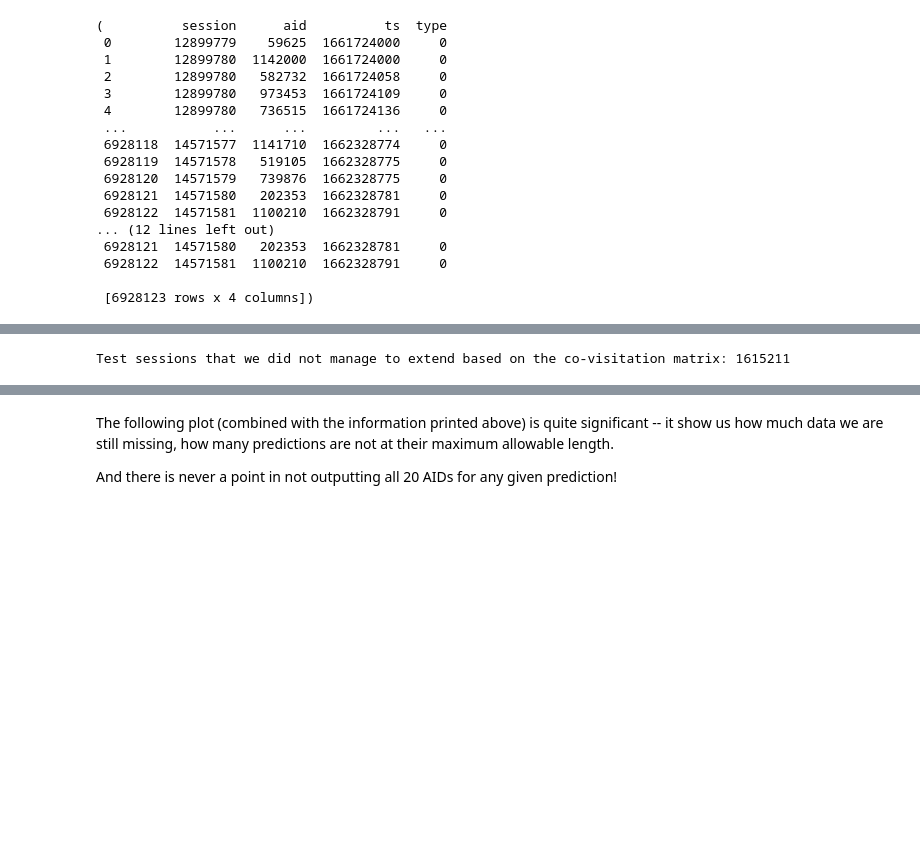
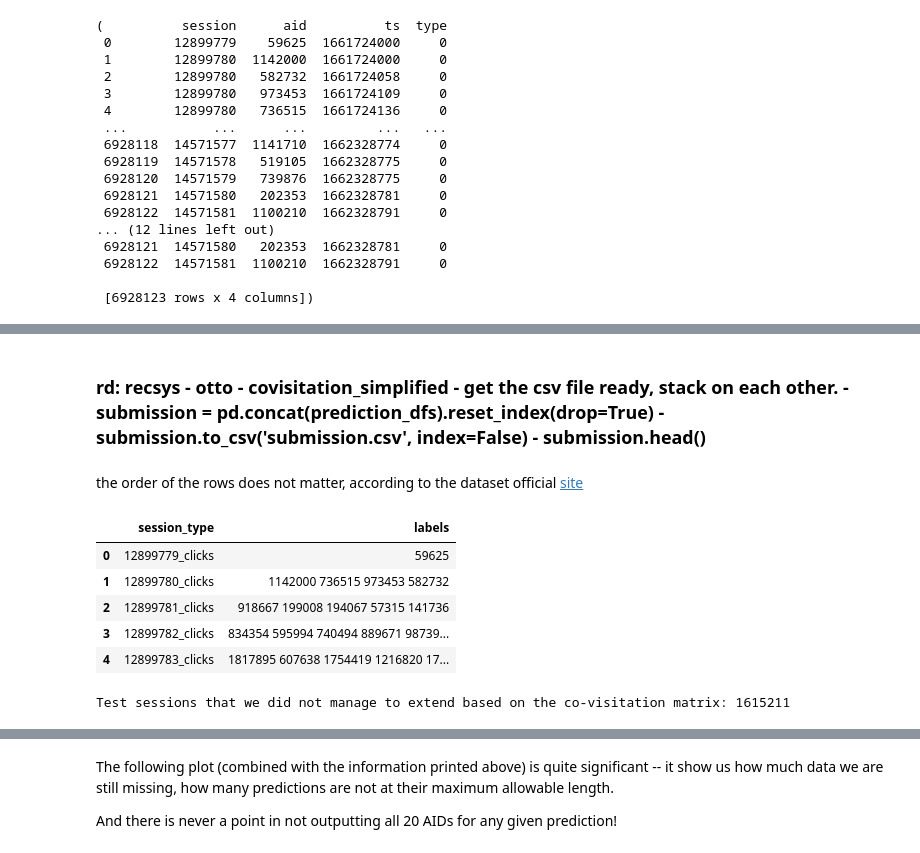
Before and after one commit to EmbraceLife/fastdebug, a Jupyter notebook: nbs/fastai_notebooks/fastai_kaggle_radek_covisitation_matrix_simplifed.ipynb, the cells around one changed output, grey strips where cells are left out. Saved outputs shown, nothing was run; the diff lists cells and outputs as text; code cells hidden in the pictures; blank space fills up the shorter version.

```diff
--- a/nbs/fastai_notebooks/fastai_kaggle_radek_covisitation_matrix_simplifed.ipynb
+++ b/nbs/fastai_notebooks/fastai_kaggle_radek_covisitation_matrix_simplifed.ipynb
@@ -669,6 +2040,6 @@ predictions = pd.DataFrame(data={'session_type': test_session_AIDs.index, 'label
 # %%
 prediction_dfs = []
-
+session_types = ['clicks', 'carts', 'orders']
 for st in session_types:
     modified_predictions = predictions.copy()
     modified_predictions.session_type = modified_predictions.session_type.astype('str') + f'_{st}'
@@ -713,7 +2084,17 @@ pp(prediction_dfs[:2])
+# %% [markdown]
+### rd: recsys - otto - covisitation_simplified - get the csv file ready, stack on each other. - submission = pd.concat(prediction_dfs).reset_index(drop=True) - submission.to_csv('submission.csv', index=False) - submission.head()
+# %% [markdown]
+the order of the rows does not matter, according to the dataset official [site](https://github.com/otto-de/recsys-dataset#submission-format)
 # %%
 submission = pd.concat(prediction_dfs).reset_index(drop=True)
 submission.to_csv('submission.csv', index=False)
-
+submission.head()
 print(f'Test sessions that we did not manage to extend based on the co-visitation matrix: {no_data_all_aids}')
 # %% [output]
+|  | session_type | labels |
+| 0 | 12899779_clicks | 59625 |
+| 1 | 12899780_clicks | 1142000 736515 973453 582732 |
+| 2 | 12899781_clicks | 918667 199008 194067 57315 141736 |
+| 3 | 12899782_clicks | 834354 595994 740494 889671 98739... |
+| 4 | 12899783_clicks | 1817895 607638 1754419 1216820 17... |
 Test sessions that we did not manage to extend based on the co-visitation matrix: 1615211
```
Also changed, not shown: parts of 55 cells of this notebook, 56 other files.
